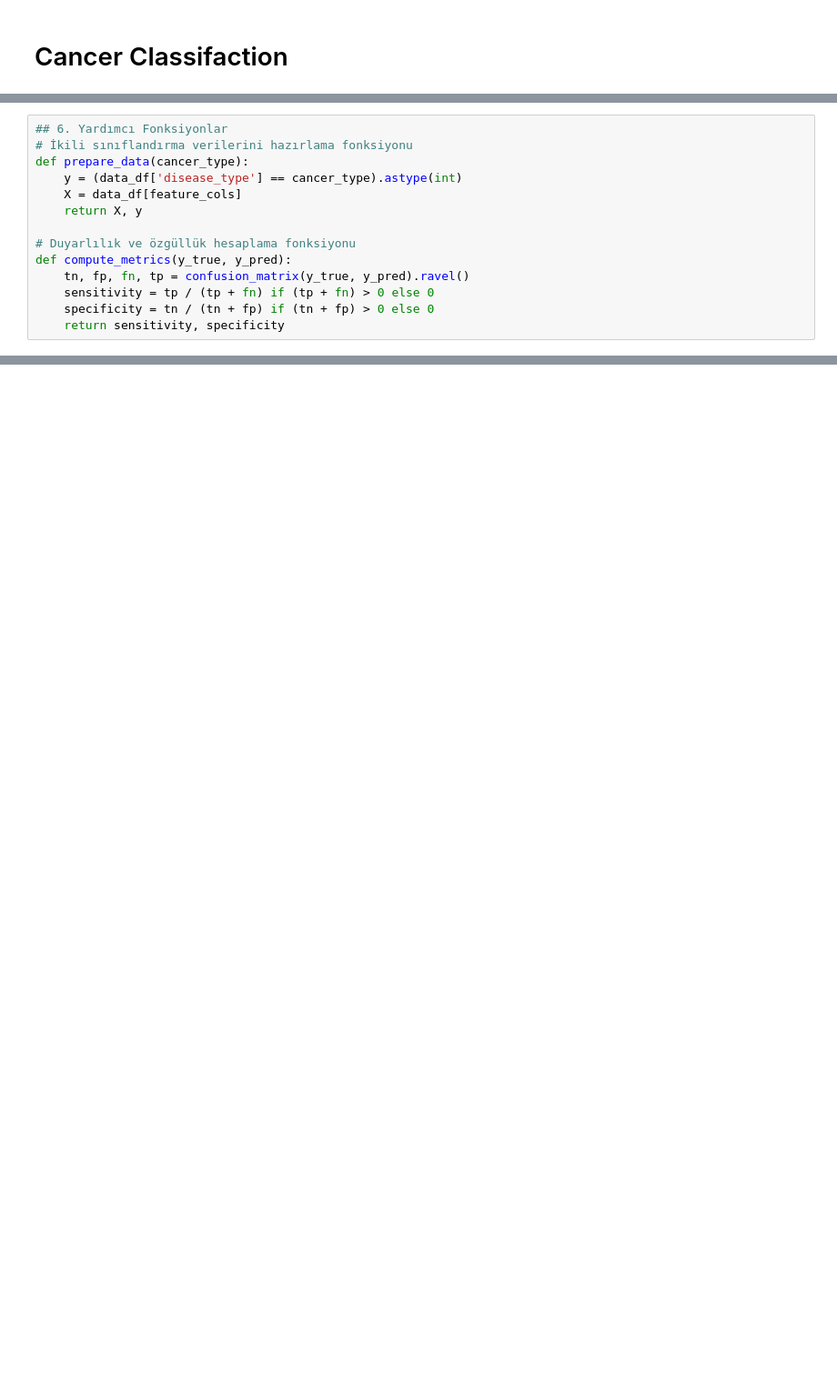
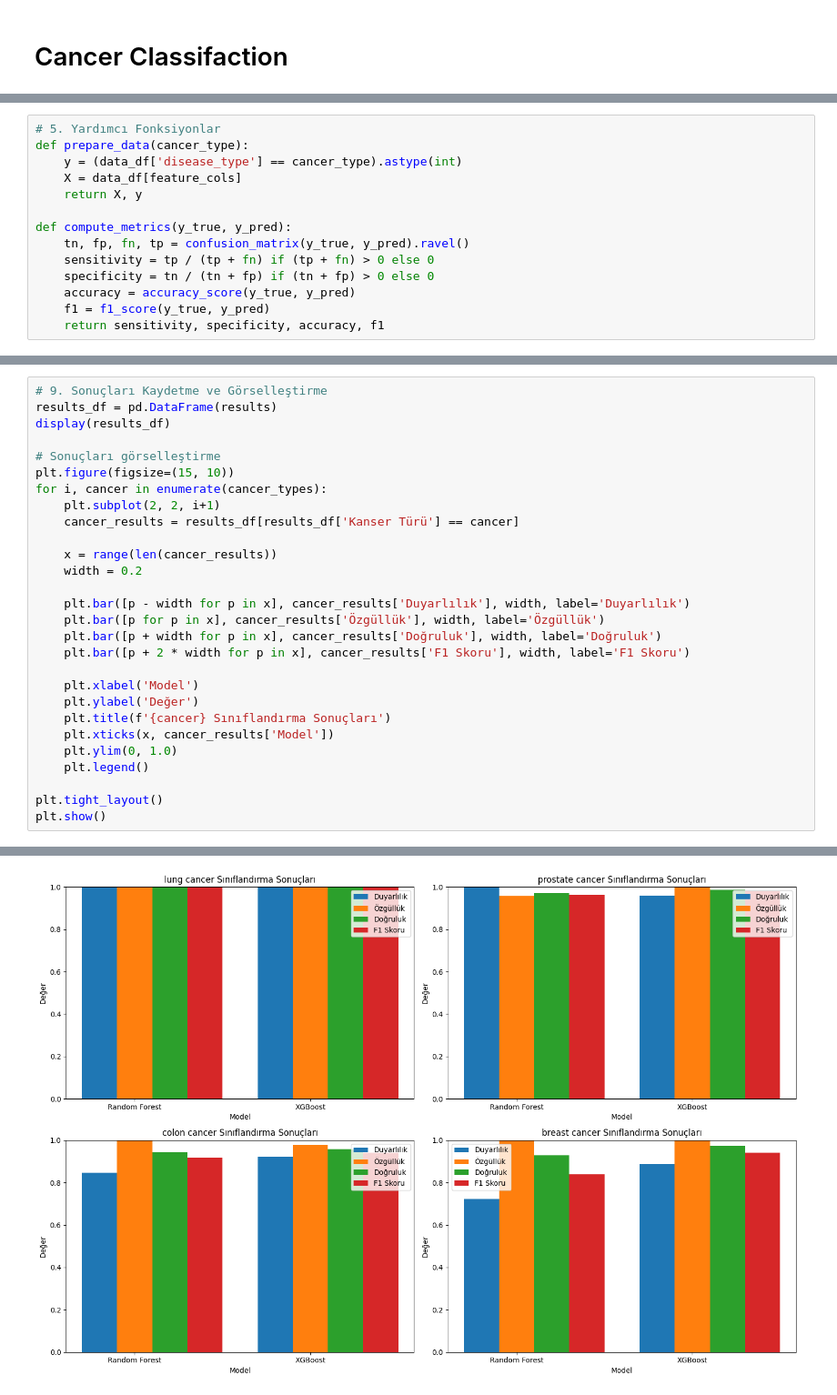
Before and after one commit to AhmetTalhaBicer/ML_Midterm_Project, a Jupyter notebook: notebooks/cancer-classfication.ipynb, the cells around one changed output, grey strips where cells are left out. Shown at 91% size. Cells and saved outputs as stored; diff of their text form; blank space fills up the shorter version.

```diff
--- a/notebooks/cancer-classfication.ipynb
+++ b/notebooks/cancer-classfication.ipynb
@@ -105,15 +74,15 @@ Normalleştirme sonrası NaN değerlerin sayısı: 0
 # %%
-## 6. Yardımcı Fonksiyonlar
-# İkili sınıflandırma verilerini hazırlama fonksiyonu
+# 5. Yardımcı Fonksiyonlar
 def prepare_data(cancer_type):
     y = (data_df['disease_type'] == cancer_type).astype(int)
     X = data_df[feature_cols]
     return X, y
 
-# Duyarlılık ve özgüllük hesaplama fonksiyonu
 def compute_metrics(y_true, y_pred):
     tn, fp, fn, tp = confusion_matrix(y_true, y_pred).ravel()
     sensitivity = tp / (tp + fn) if (tp + fn) > 0 else 0
     specificity = tn / (tn + fp) if (tn + fp) > 0 else 0
-    return sensitivity, specificity
+    accuracy = accuracy_score(y_true, y_pred)
+    f1 = f1_score(y_true, y_pred)
+    return sensitivity, specificity, accuracy, f1
 # %%
@@ -302,0 +226,29 @@ else:
+# %%
+# 9. Sonuçları Kaydetme ve Görselleştirme
+results_df = pd.DataFrame(results)
+display(results_df)
+
+# Sonuçları görselleştirme
+plt.figure(figsize=(15, 10))
+for i, cancer in enumerate(cancer_types):
+    plt.subplot(2, 2, i+1)
+    cancer_results = results_df[results_df['Kanser Türü'] == cancer]
+
+    x = range(len(cancer_results))
+    width = 0.2
+
+    plt.bar([p - width for p in x], cancer_results['Duyarlılık'], width, label='Duyarlılık')
+    plt.bar([p for p in x], cancer_results['Özgüllük'], width, label='Özgüllük')
+    plt.bar([p + width for p in x], cancer_results['Doğruluk'], width, label='Doğruluk')
+    plt.bar([p + 2 * width for p in x], cancer_results['F1 Skoru'], width, label='F1 Skoru')
+
+    plt.xlabel('Model')
+    plt.ylabel('Değer')
+    plt.title(f'{cancer} Sınıflandırma Sonuçları')
+    plt.xticks(x, cancer_results['Model'])
+    plt.ylim(0, 1.0)
+    plt.legend()
+
+plt.tight_layout()
+plt.show()
+# %% [output]
@@ -302,0 +264 @@ else:
+[figure, added]
```
Also changed, not shown: parts of 11 cells of this notebook.
